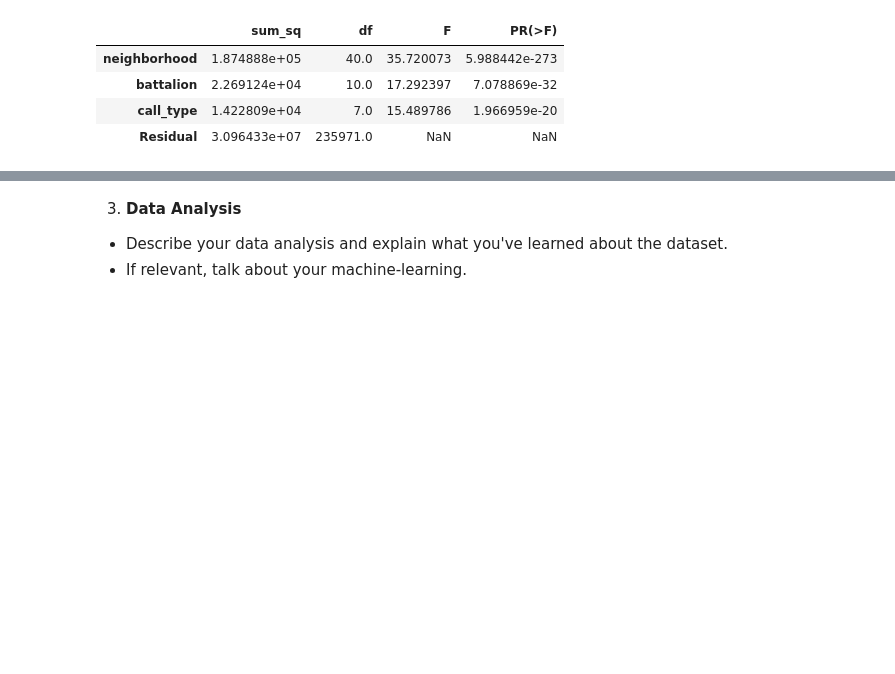
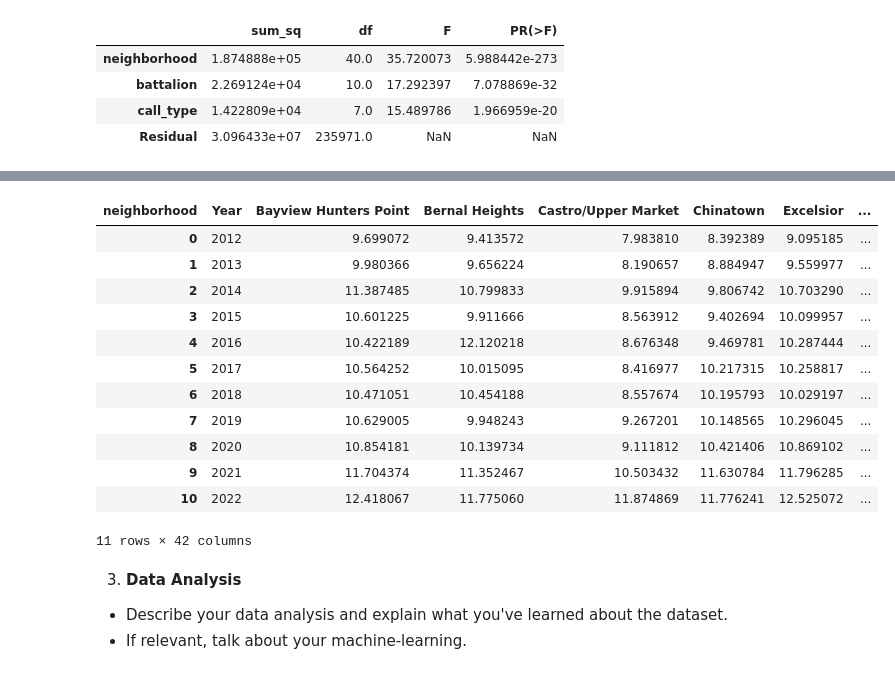
Before and after one commit to signyk/socialdataanalysis, a Jupyter notebook: finalProject.ipynb, the cells around one changed output, grey strips where cells are left out. Drawn from its saved outputs; the diff is of its cells as text; code cells hidden in the pictures; blank space fills up the shorter version.

```diff
--- a/finalProject.ipynb
+++ b/finalProject.ipynb
@@ -116,0 +134,4 @@ aov_table
+# %%
+dat_fire.columns
+dat_fire = dat_fire[dat_fire["neighborhood"].notna()]
+dat_fire['Year'] = dat_fire['received_dttm'].dt.year
@@ -116,0 +144,2 @@ aov_table
+# %%
+res = dat_fire.groupby(['neighborhood','Year'])["on_scene_time"].mean().reset_index(name='mean')
@@ -116,0 +148,2 @@ aov_table
+# %%
+processed_dat=res.pivot(index='Year',columns='neighborhood', values='mean').reset_index()
@@ -116,0 +165,16 @@ aov_table
+# %%
+processed_dat
+# %% [output]
+| neighborhood | Year | Bayview Hunters Point | Bernal Heights | Castro/Upper Market | Chinatown | Excelsior | ... |
+| 0 | 2012 | 9.699072 | 9.413572 | 7.983810 | 8.392389 | 9.095185 | ... |
+| 1 | 2013 | 9.980366 | 9.656224 | 8.190657 | 8.884947 | 9.559977 | ... |
+| 2 | 2014 | 11.387485 | 10.799833 | 9.915894 | 9.806742 | 10.703290 | ... |
+| 3 | 2015 | 10.601225 | 9.911666 | 8.563912 | 9.402694 | 10.099957 | ... |
+| 4 | 2016 | 10.422189 | 12.120218 | 8.676348 | 9.469781 | 10.287444 | ... |
+| 5 | 2017 | 10.564252 | 10.015095 | 8.416977 | 10.217315 | 10.258817 | ... |
+| 6 | 2018 | 10.471051 | 10.454188 | 8.557674 | 10.195793 | 10.029197 | ... |
+| 7 | 2019 | 10.629005 | 9.948243 | 9.267201 | 10.148565 | 10.296045 | ... |
+| 8 | 2020 | 10.854181 | 10.139734 | 9.111812 | 10.421406 | 10.869102 | ... |
+| 9 | 2021 | 11.704374 | 11.352467 | 10.503432 | 11.630784 | 11.796285 | ... |
+| 10 | 2022 | 12.418067 | 11.775060 | 11.874869 | 11.776241 | 12.525072 | ... |
+11 rows × 42 columns
```
Also changed, not shown: parts of 9 cells of this notebook.
